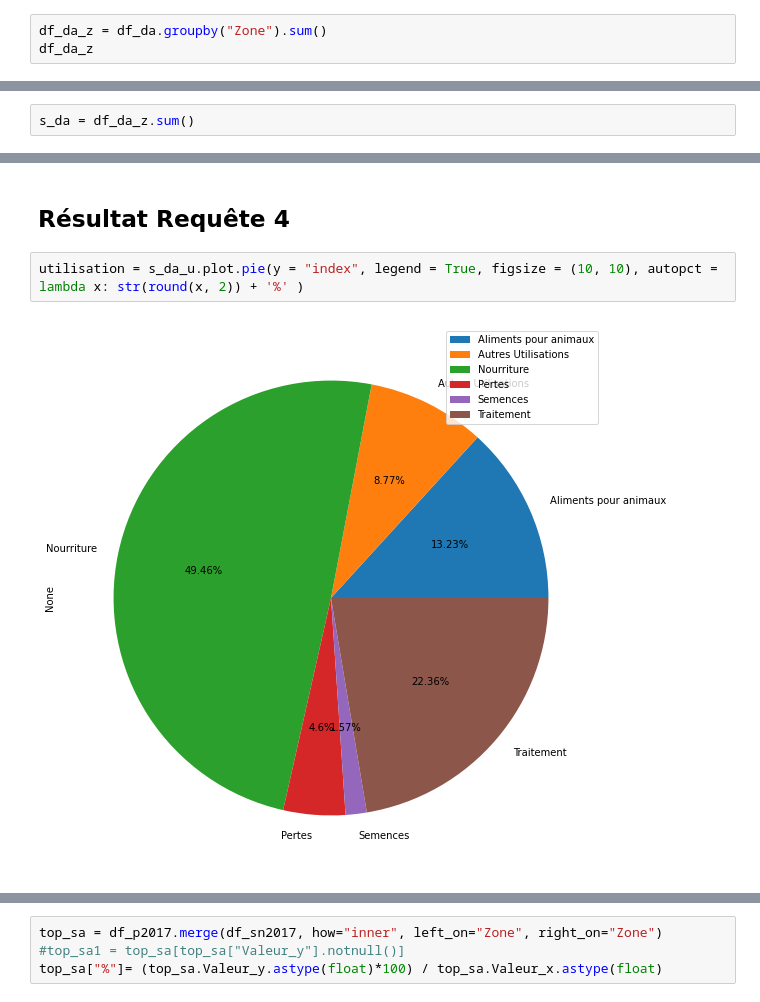
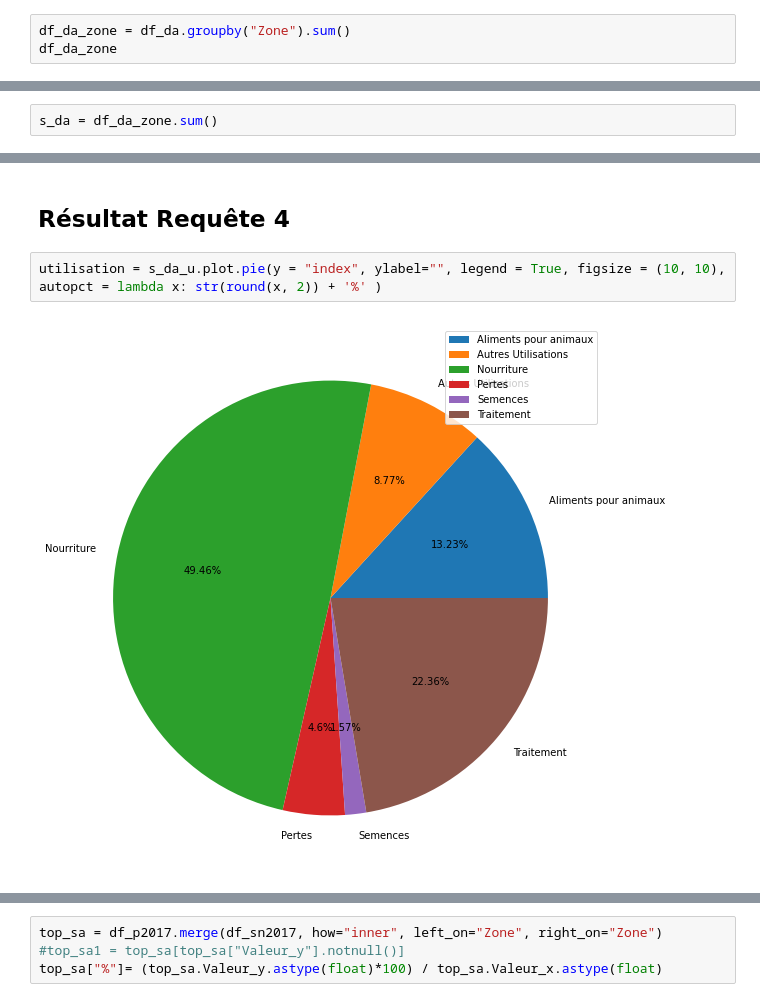
Before and after one commit to Valeeew/P4, a Jupyter notebook: etude_sante_publique.ipynb, the cells around one changed output, grey strips where cells are left out. Drawn from its saved outputs; the diff is of its cells as text.

```diff
--- a/etude_sante_publique.ipynb
+++ b/etude_sante_publique.ipynb
@@ -100,6 +85,6 @@ df_da
 # %%
-df_da_z = df_da.groupby("Zone").sum()
-df_da_z
+df_da_zone = df_da.groupby("Zone").sum()
+df_da_zone
 # %% [output]
 |  | Aliments pour animaux | Autres Utilisations | Disponibilité alimentaire (Kcal/p... | Disponibilité alimentaire en quan... | ... |
 | Zone |  |  |  |  | ... |
@@ -156,7 +141,7 @@ nb_theorique_v
 # %% [markdown]
 <p> S'inspirer de la requête 2
 # %%
-s_da = df_da_z.sum()
+s_da = df_da_zone.sum()
 # %%
 s_da
 dispo_int = s_da["Disponibilité intérieure"]
@@ -175,6 +160,6 @@ dtype: float64
 # %% [markdown]
 <h2>Résultat Requête 4</h2>
 # %%
-utilisation = s_da_u.plot.pie(y = "index", legend = True, figsize = (10, 10), autopct = lambda x: str(round(x, 2)) + '%' )
+utilisation = s_da_u.plot.pie(y = "index", ylabel="", legend = True, figsize = (10, 10), autopct = lambda x: str(round(x, 2)) + '%' )
 # %% [output]
-[figure, old version]
+[figure, new version]
```
Also changed, not shown: parts of 25 cells of this notebook.
